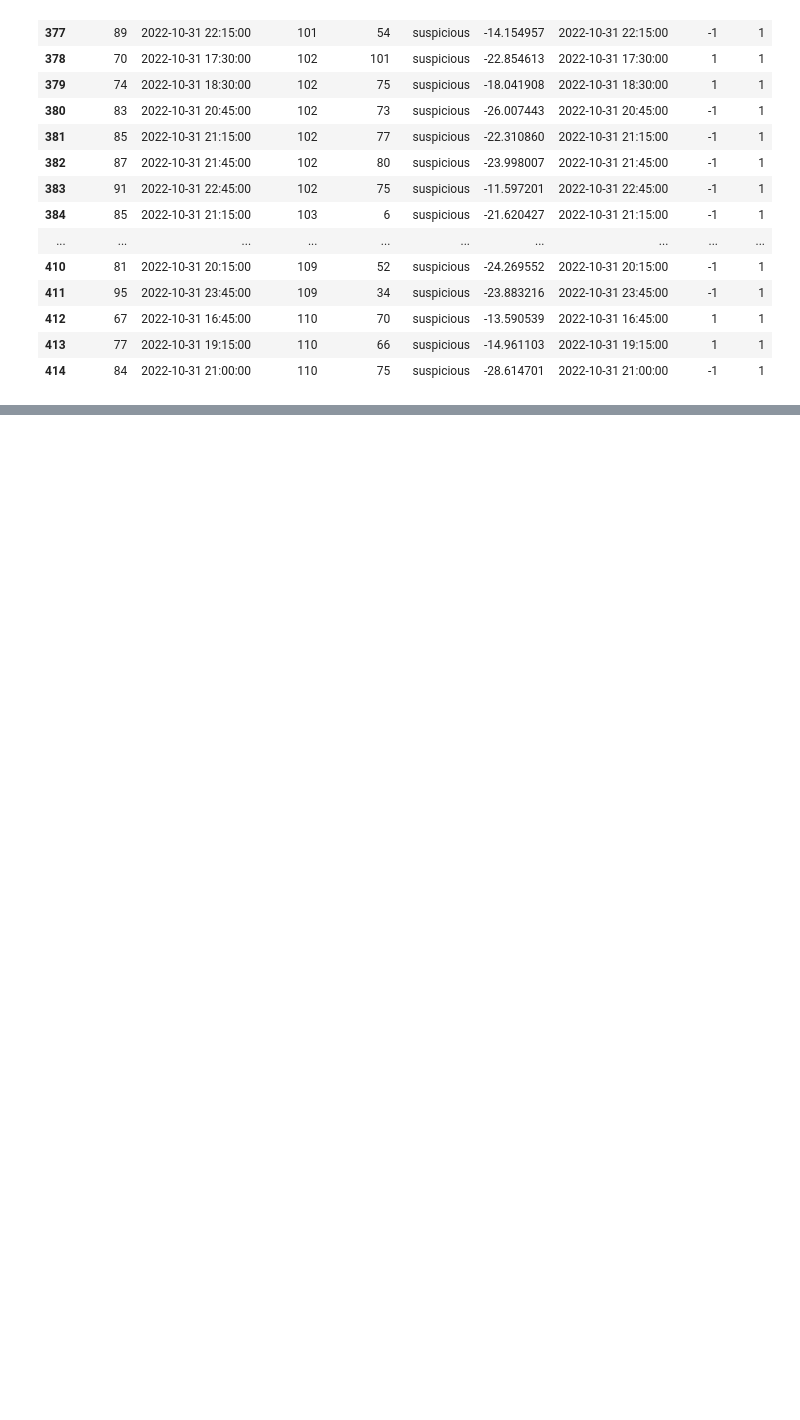
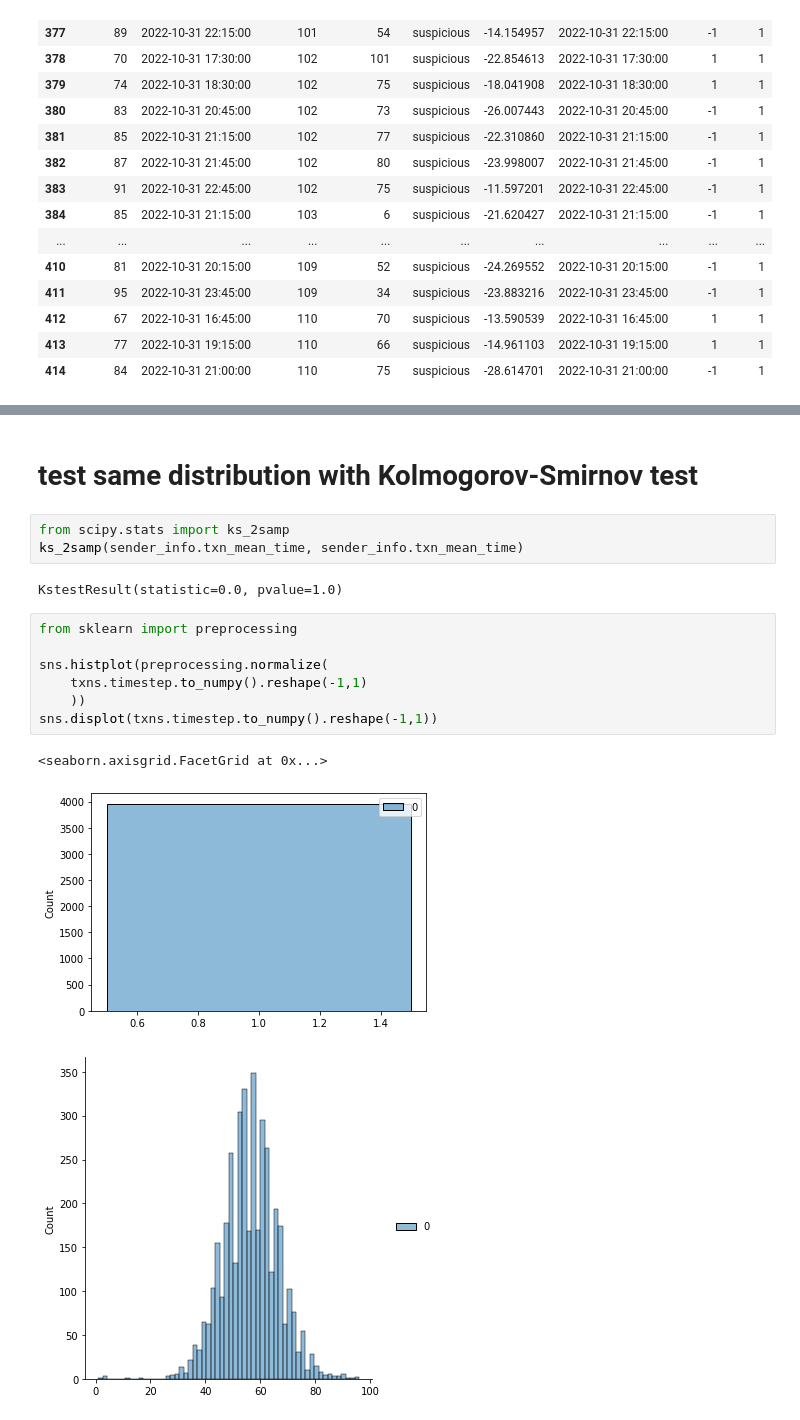
Before and after one commit to nouyang/fake-banking-data, a Jupyter notebook: 1 - downstream classification.ipynb, the cells around one changed output, grey strips where cells are left out. Drawn from its saved outputs; the diff is of its cells as text; blank space fills up the shorter version.

```diff
--- a/1 - downstream classification.ipynb
+++ b/1 - downstream classification.ipynb
@@ -693,0 +709,18 @@ txns[(txns.sender_id == 1)].timestep.mean()
+# %% [markdown]
+# test same distribution with Kolmogorov-Smirnov test
+# %%
+from scipy.stats import ks_2samp
+ks_2samp(sender_info.txn_mean_time, sender_info.txn_mean_time)
+# %% [output]
+KstestResult(statistic=0.0, pvalue=1.0)
+# %%
+from sklearn import preprocessing
+
+sns.histplot(preprocessing.normalize(
+    txns.timestep.to_numpy().reshape(-1,1)
+    ))
+sns.displot(txns.timestep.to_numpy().reshape(-1,1))
+# %% [output]
+<seaborn.axisgrid.FacetGrid at 0x...>
+[figure, added]
+[figure, added]
```
Also changed, not shown: parts of 3 cells of this notebook, 3 other files.
